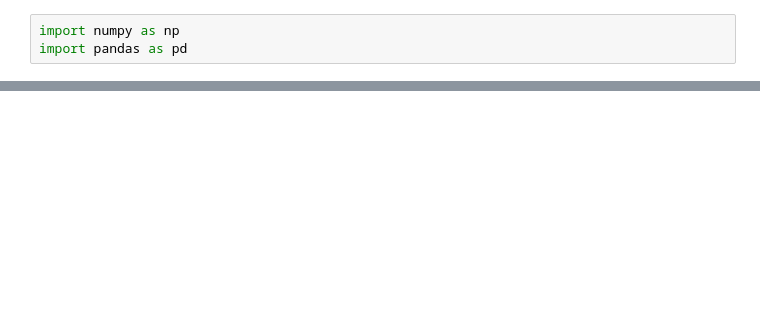
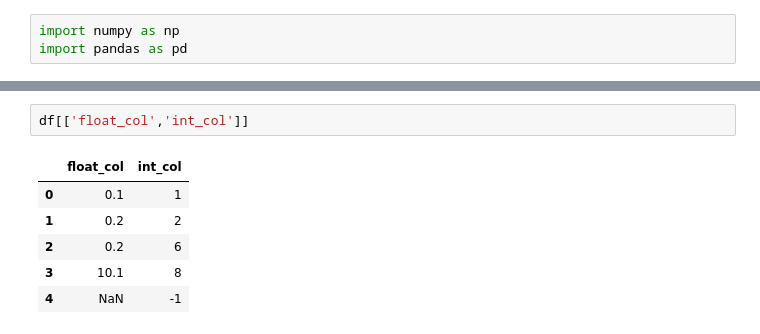
Before and after one commit to faameem/machine-learning, a Jupyter notebook: machine-learning-mastery/machine-learning-mastery-with-python-mini-course/02-get-around-in-python-numpy-matplotlib-and-pandas/pandas/pandas-official-tutorials-scratchpad.ipynb, the cells around one changed output, grey strips where cells are left out. Cells and saved outputs as stored; diff of their text form; blank space fills up the shorter version.

```diff
--- a/machine-learning-mastery/machine-learning-mastery-with-python-mini-course/02-get-around-in-python-numpy-matplotlib-and-pandas/pandas/pandas-official-tutorials-scratchpad.ipynb
+++ b/machine-learning-mastery/machine-learning-mastery-with-python-mini-course/02-get-around-in-python-numpy-matplotlib-and-pandas/pandas/pandas-official-tutorials-scratchpad.ipynb
@@ -117,0 +16,9 @@ array([(1, 2.0, b'Hello'), (2, 3.0, b'World')],
+# %%
+df[['float_col','int_col']]
+# %% [output]
+|  | float_col | int_col |
+| 0 | 0.1 | 1 |
+| 1 | 0.2 | 2 |
+| 2 | 0.2 | 6 |
+| 3 | 10.1 | 8 |
+| 4 | NaN | -1 |
```
Also changed, not shown: parts of 19 cells of this notebook, 1 other file.
